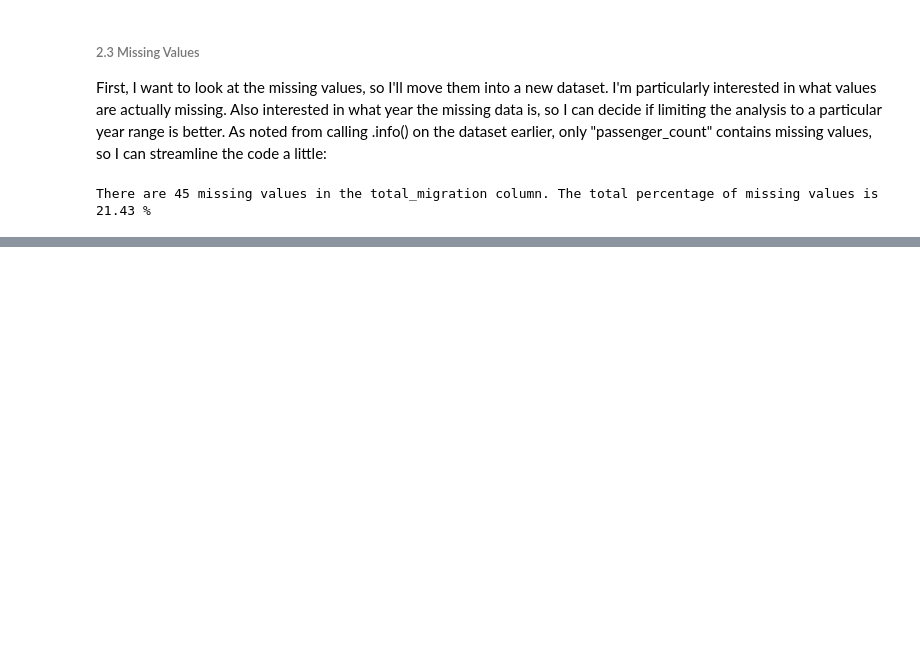
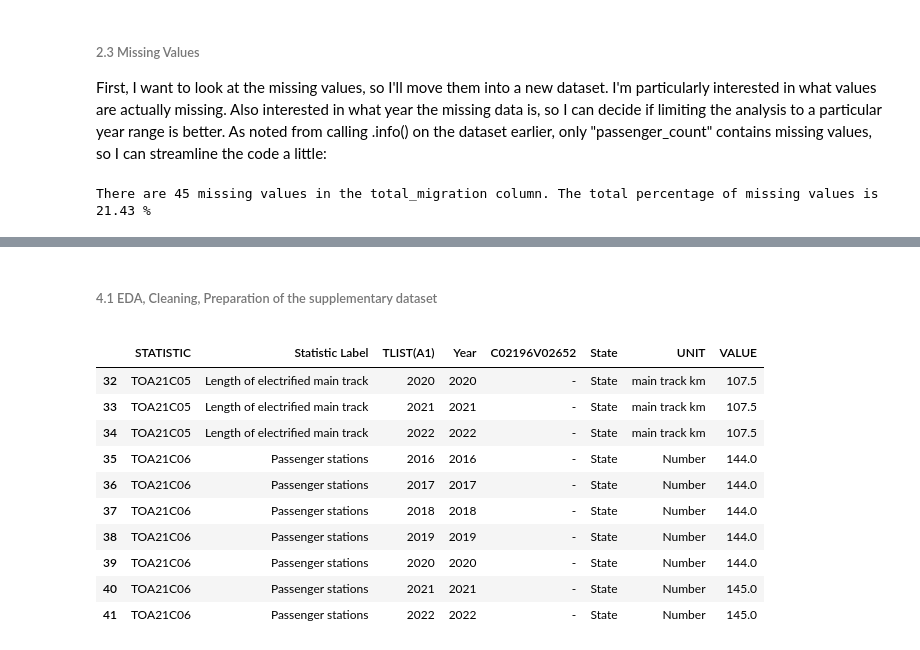
Before and after one commit to EmmaMcC1802/CA2, a Jupyter notebook: Codebook1_DataPrepVis.ipynb, the cells around one changed output, grey strips where cells are left out. Cells and saved outputs as stored; diff of their text form; code cells hidden in the pictures; blank space fills up the shorter version.

```diff
--- a/Codebook1_DataPrepVis.ipynb
+++ b/Codebook1_DataPrepVis.ipynb
@@ -282,0 +427,20 @@ I dropped the irrelevant columns but kept "Statistic label" to remember that `pa
+# %% [markdown]
+<summary style="color:blue;">
+
+###### 4.1 EDA, Cleaning, Preparation of the supplementary dataset
+# %%
+df2 = pd.read_csv("TOA21.csv")
+#df2.head(10)
+df2.tail(10)
+# %% [output]
+|  | STATISTIC | Statistic Label | TLIST(A1) | Year | C02196V02652 | State | UNIT | VALUE |
+| 32 | TOA21C05 | Length of electrified main track | 2020 | 2020 | - | State | main track km | 107.5 |
+| 33 | TOA21C05 | Length of electrified main track | 2021 | 2021 | - | State | main track km | 107.5 |
+| 34 | TOA21C05 | Length of electrified main track | 2022 | 2022 | - | State | main track km | 107.5 |
+| 35 | TOA21C06 | Passenger stations | 2016 | 2016 | - | State | Number | 144.0 |
+| 36 | TOA21C06 | Passenger stations | 2017 | 2017 | - | State | Number | 144.0 |
+| 37 | TOA21C06 | Passenger stations | 2018 | 2018 | - | State | Number | 144.0 |
+| 38 | TOA21C06 | Passenger stations | 2019 | 2019 | - | State | Number | 144.0 |
+| 39 | TOA21C06 | Passenger stations | 2020 | 2020 | - | State | Number | 144.0 |
+| 40 | TOA21C06 | Passenger stations | 2021 | 2021 | - | State | Number | 145.0 |
+| 41 | TOA21C06 | Passenger stations | 2022 | 2022 | - | State | Number | 145.0 |
```
Also changed, not shown: parts of 28 cells of this notebook, 2 other files.
